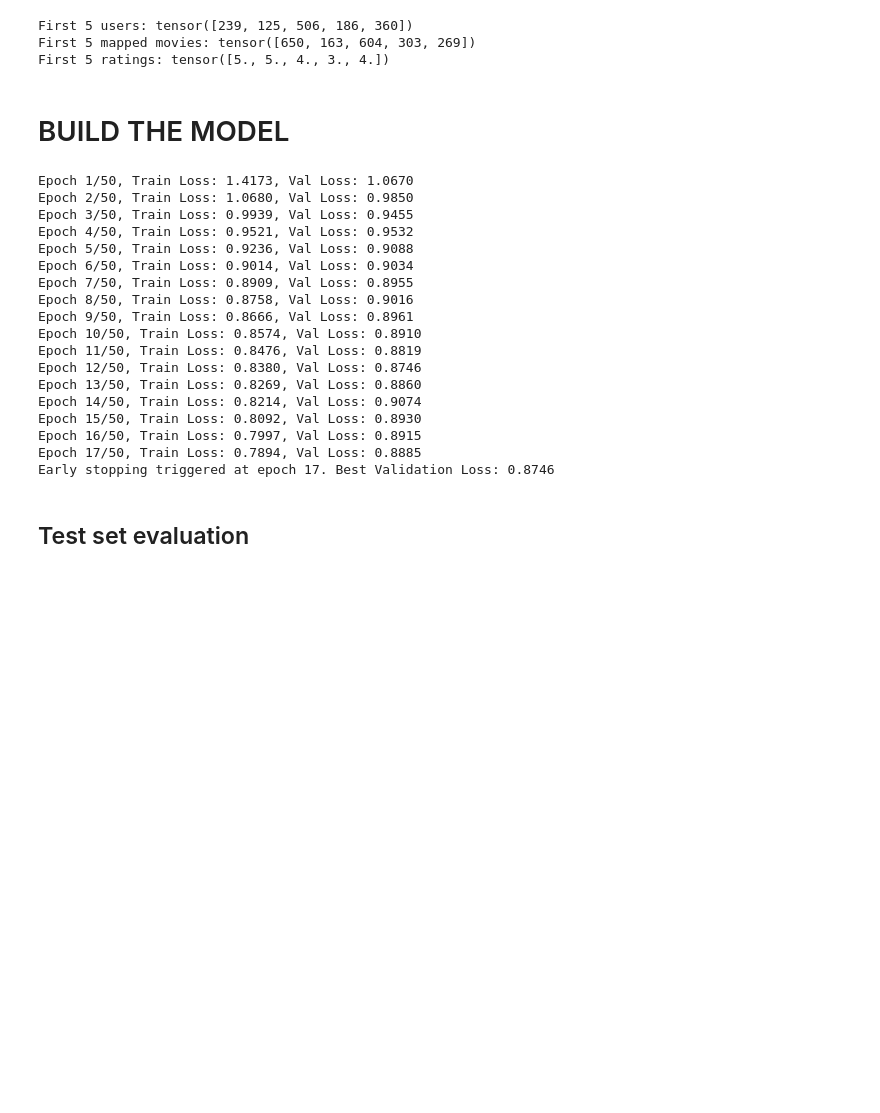
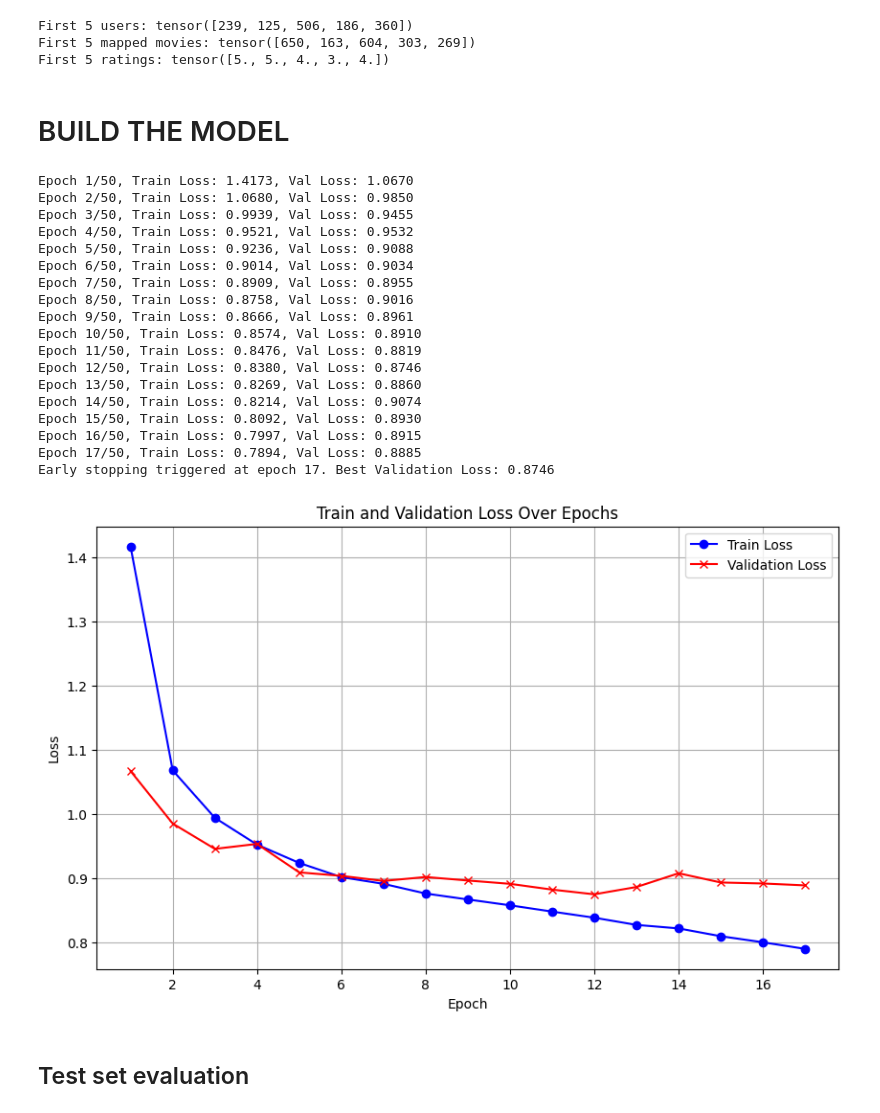
Before and after one commit to ubiieta/DL-A2, a Jupyter notebook: basicModel.ipynb, the cells around one changed output. Cells and saved outputs as stored; diff of their text form; code cells hidden in the pictures; blank space fills up the shorter version.

```diff
--- a/basicModel.ipynb
+++ b/basicModel.ipynb
@@ -193,6 +193,8 @@ model = RecommenderNN(num_users, num_movies, embedding_dim=32)
 criterion = nn.MSELoss()  # Regression task
 optimizer = optim.Adam(model.parameters(), lr=0.001)
 # %%
+import matplotlib.pyplot as plt
+
 # Move model to GPU if available
 device = torch.device("cuda" if torch.cuda.is_available() else "cpu")
 model.to(device)
@@ -202,6 +204,10 @@ num_epochs = 50  # Max epochs (can be large since early stopping will prevent ov
 patience = 5     # Number of epochs to wait before stopping
 best_val_loss = float('inf')
 patience_counter = 0
+
+# Lists to store the loss values for plotting
+train_losses = []
+val_losses = []
 
 for epoch in range(num_epochs):
     model.train()  # Set model to training mode
@@ -231,38 +237,54 @@ for epoch in range(num_epochs):
     avg_train_loss = total_train_loss / len(train_loader)
     avg_val_loss = total_val_loss / len(val_loader)
 
+    # Append losses to the lists
+    train_losses.append(avg_train_loss)
+    val_losses.append(avg_val_loss)
+
     print(f"Epoch {epoch+1}/{num_epochs}, Train Loss: {avg_train_loss:.4f}, Val Loss: {avg_val_loss:.4f}")
 
     # Early stopping logic
     if avg_val_loss < best_val_loss:
         best_val_loss = avg_val_loss
         patience_counter = 0  # Reset counter
         torch.save(model, "basicModel.pth")  # Save the best model
     else:
         patience_counter += 1
 
     if patience_counter >= patience:
         print(f"Early stopping triggered at epoch {epoch+1}. Best Validation Loss: {best_val_loss:.4f}")
         break  # Stop training
+
+# Plotting the train and validation loss
+plt.figure(figsize=(10, 6))
+plt.plot(range(1, len(train_losses) + 1), train_losses, label='Train Loss', color='blue', linestyle='-', marker='o')
+plt.plot(range(1, len(val_losses) + 1), val_losses, label='Validation Loss', color='red', linestyle='-', marker='x')
+plt.xlabel('Epoch')
+plt.ylabel('Loss')
+plt.title('Train and Validation Loss Over Epochs')
+plt.legend()
+plt.grid(True)
+plt.show()
 # %% [output]
 Epoch 1/50, Train Loss: 1.4173, Val Loss: 1.0670
 Epoch 2/50, Train Loss: 1.0680, Val Loss: 0.9850
 Epoch 3/50, Train Loss: 0.9939, Val Loss: 0.9455
 Epoch 4/50, Train Loss: 0.9521, Val Loss: 0.9532
 Epoch 5/50, Train Loss: 0.9236, Val Loss: 0.9088
 Epoch 6/50, Train Loss: 0.9014, Val Loss: 0.9034
 Epoch 7/50, Train Loss: 0.8909, Val Loss: 0.8955
 Epoch 8/50, Train Loss: 0.8758, Val Loss: 0.9016
 Epoch 9/50, Train Loss: 0.8666, Val Loss: 0.8961
 Epoch 10/50, Train Loss: 0.8574, Val Loss: 0.8910
 Epoch 11/50, Train Loss: 0.8476, Val Loss: 0.8819
 Epoch 12/50, Train Loss: 0.8380, Val Loss: 0.8746
 Epoch 13/50, Train Loss: 0.8269, Val Loss: 0.8860
 Epoch 14/50, Train Loss: 0.8214, Val Loss: 0.9074
 Epoch 15/50, Train Loss: 0.8092, Val Loss: 0.8930
 Epoch 16/50, Train Loss: 0.7997, Val Loss: 0.8915
 Epoch 17/50, Train Loss: 0.7894, Val Loss: 0.8885
 Early stopping triggered at epoch 17. Best Validation Loss: 0.8746
+[figure, added]
 # %% [markdown]
 ## Test set evaluation
 # %%
```
Also changed, not shown: parts of 5 cells of this notebook, 3 other files.
